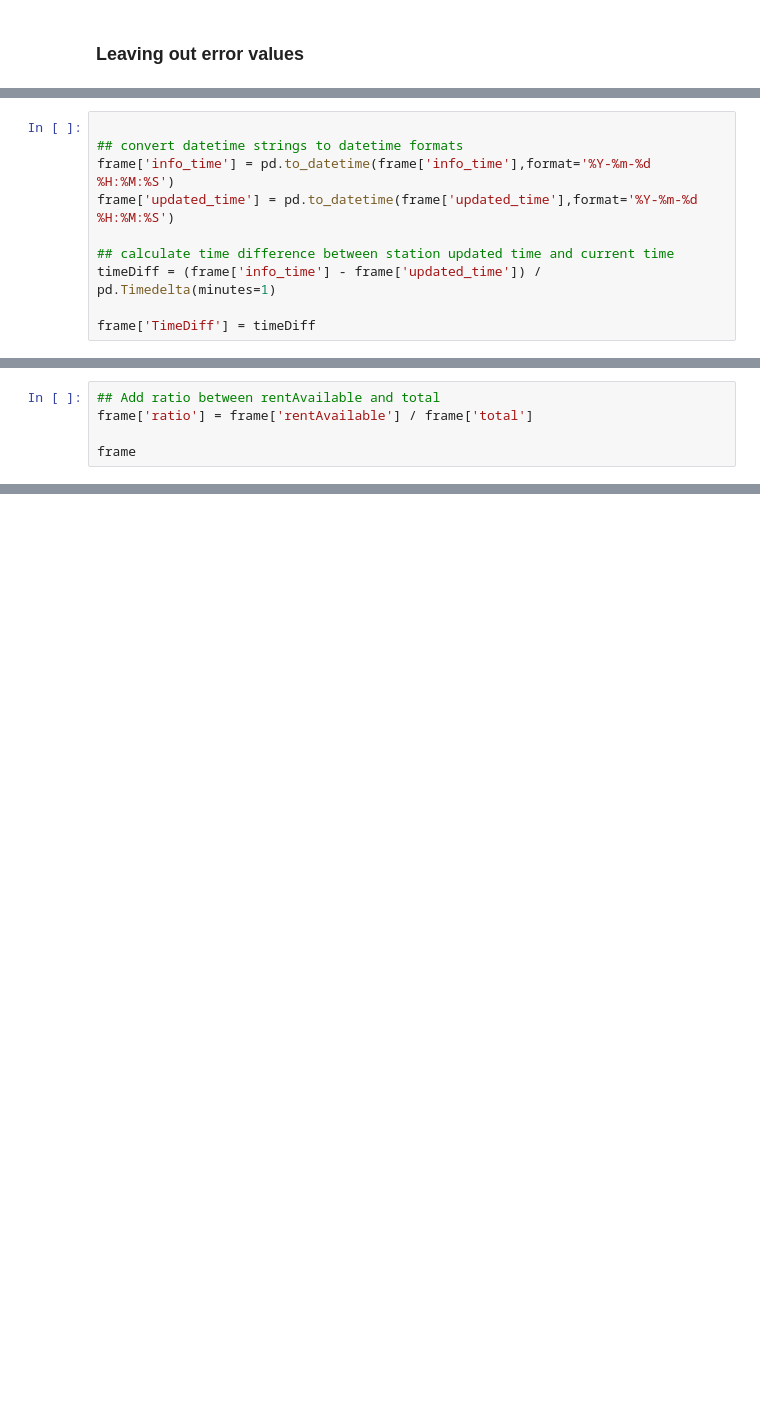
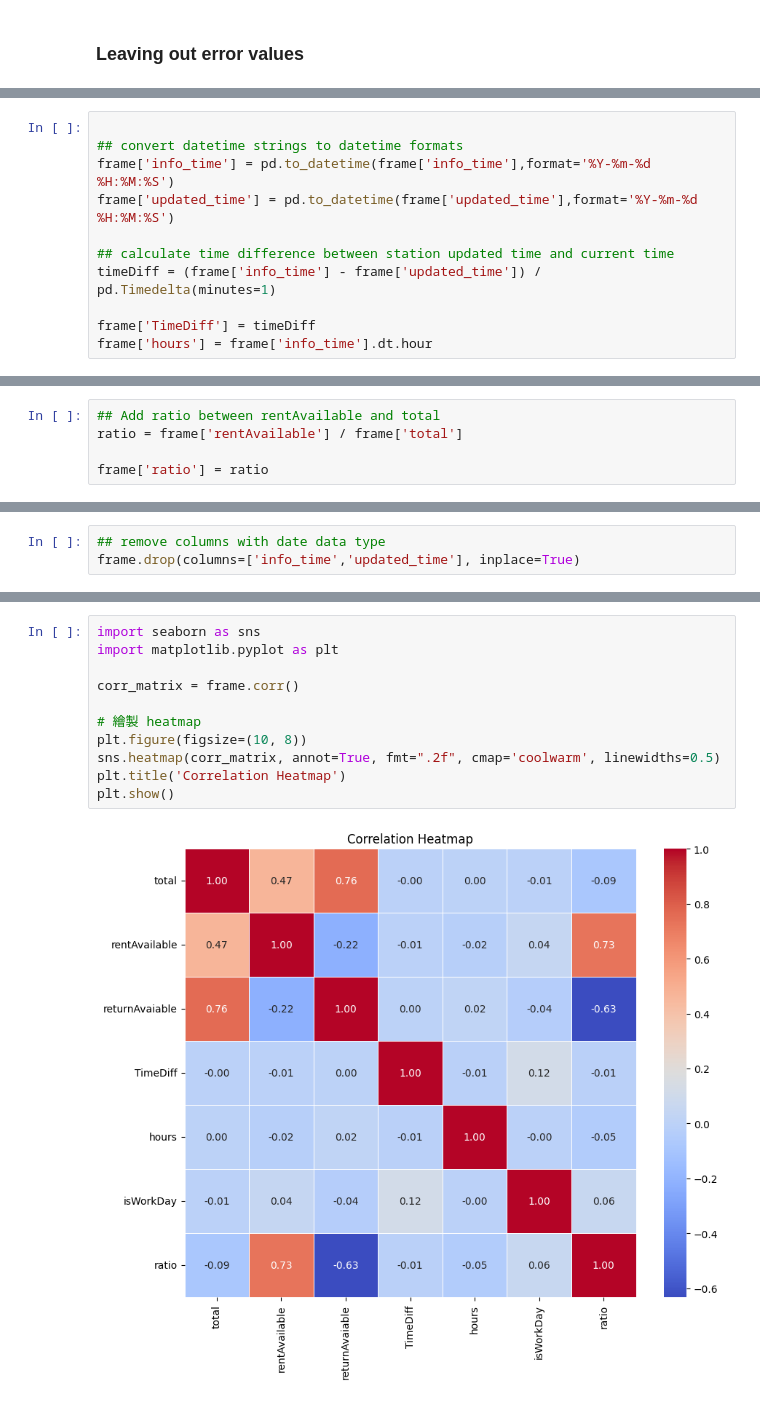
Before and after one commit to victorDeveloper0821/UbikeDataAnalysis, a Jupyter notebook: YouBike-ML-modeling.ipynb, the cells around one changed output, grey strips where cells are left out. Cells and saved outputs as stored; diff of their text form; blank space fills up the shorter version.

```diff
--- a/YouBike-ML-modeling.ipynb
+++ b/YouBike-ML-modeling.ipynb
@@ -89,6 +85,7 @@ frame['updated_time'] = pd.to_datetime(frame['updated_time'],format='%Y-%m-%d %H
 timeDiff = (frame['info_time'] - frame['updated_time']) / pd.Timedelta(minutes=1)
 
 frame['TimeDiff'] = timeDiff
+frame['hours'] = frame['info_time'].dt.hour
 # %% [output]
 A value is trying to be set on a copy of a slice from a DataFrame.
 Try using .loc[row_indexer,col_indexer] = value instead
@@ -140,8 +135,8 @@ memory usage: 38.4 MB
 # %%
 ## Add ratio between rentAvailable and total
-frame['ratio'] = frame['rentAvailable'] / frame['total']
+ratio = frame['rentAvailable'] / frame['total']
 
-frame
+frame['ratio'] = ratio
 # %% [output]
 A value is trying to be set on a copy of a slice from a DataFrame.
 Try using .loc[row_indexer,col_indexer] = value instead
@@ -165,0 +146,3 @@ memory usage: 43.8 MB
+# %%
+## remove columns with date data type
+frame.drop(columns=['info_time','updated_time'], inplace=True)
@@ -165,0 +154,13 @@ memory usage: 43.8 MB
+# %%
+import seaborn as sns
+import matplotlib.pyplot as plt
+
+corr_matrix = frame.corr()
+
+# 繪製 heatmap
+plt.figure(figsize=(10, 8))
+sns.heatmap(corr_matrix, annot=True, fmt=".2f", cmap='coolwarm', linewidths=0.5)
+plt.title('Correlation Heatmap')
+plt.show()
+# %% [output]
+[figure, added]
```
Also changed, not shown: parts of 10 cells of this notebook.
